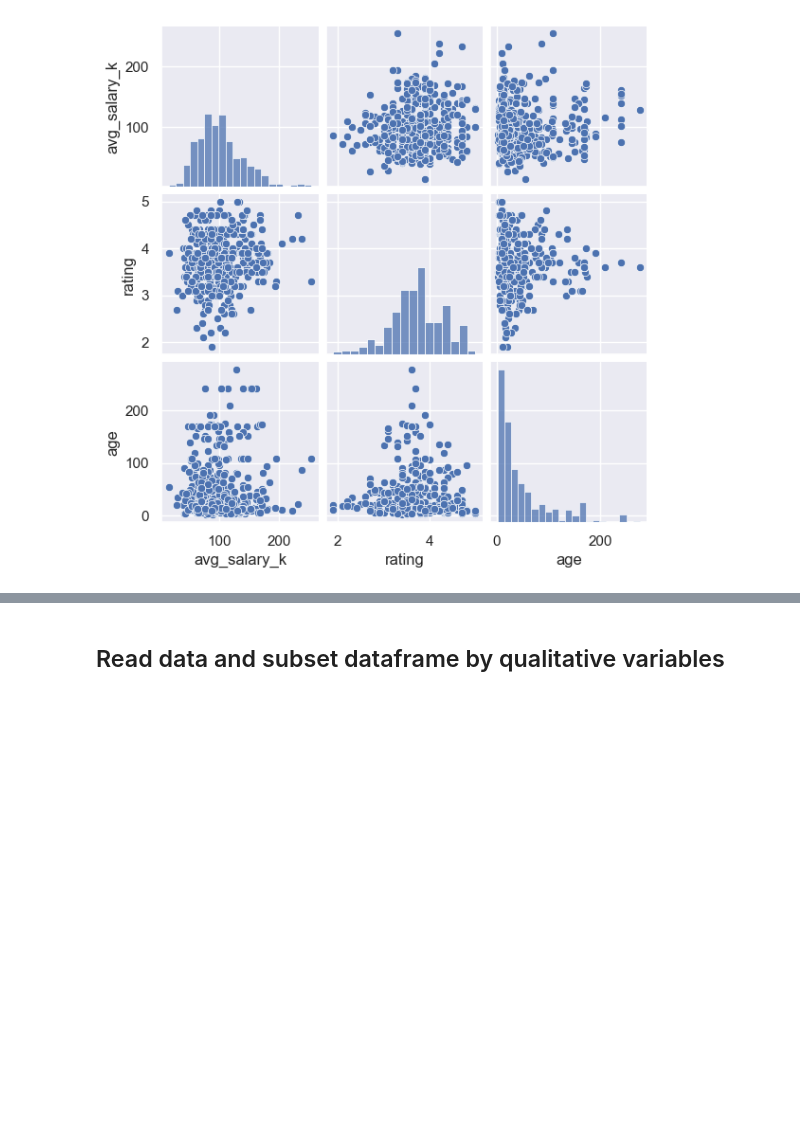
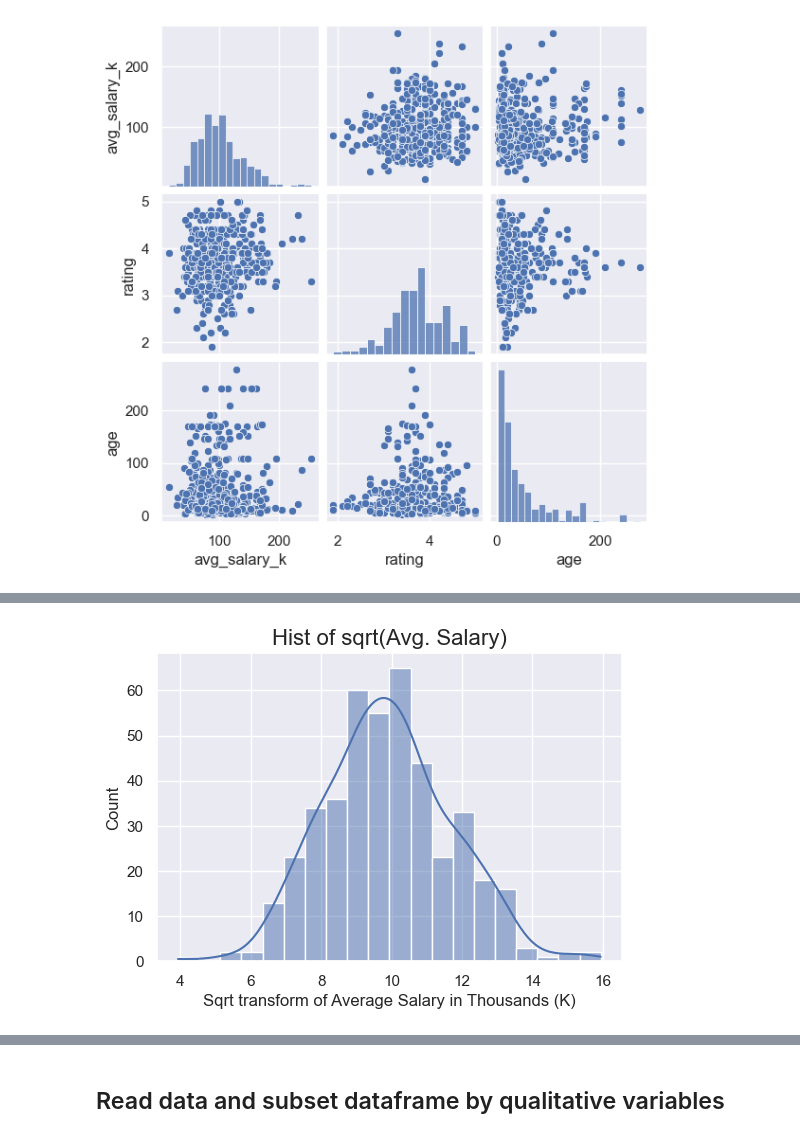
Before and after one commit to jttsai99/data_science_salary, a Jupyter notebook: EDA.ipynb, the cells around one changed output, grey strips where cells are left out. Cells and saved outputs as stored; diff of their text form; code cells hidden in the pictures; blank space fills up the shorter version.

```diff
--- a/EDA.ipynb
+++ b/EDA.ipynb
@@ -54 +76,9 @@ fig1 = sns.pairplot(df2, height=2)
+# %%
+fig4 = plt.figure(figsize=(6, 4))
+fig4 = sns.histplot(data=df3, x="sqrt_avg_salary_k", kde=True)
+fig4.set_xlabel('Sqrt transform of Average Salary in Thousands (K)', fontsize=12);
+fig4.set_title('Hist of sqrt(Avg. Salary)', fontsize=16)
+fig4.figure.savefig(save_location+'hist_sqrt_avg_sal', dpi=300)
+# %% [output]
+[figure, added]
 # %%
```
Also changed, not shown: parts of 33 cells of this notebook, 12 other files.
